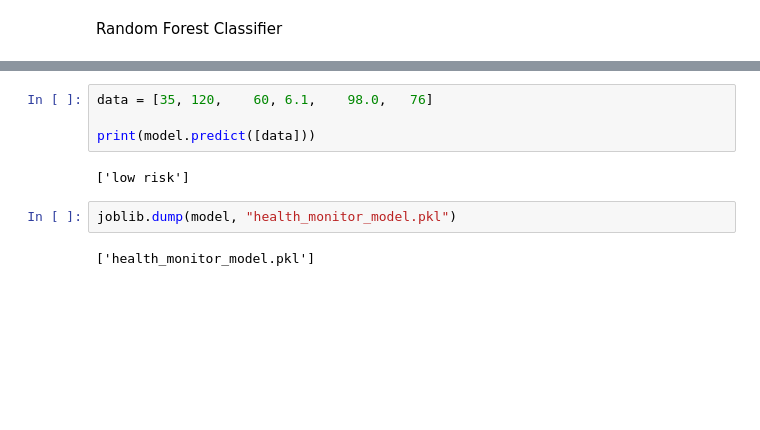
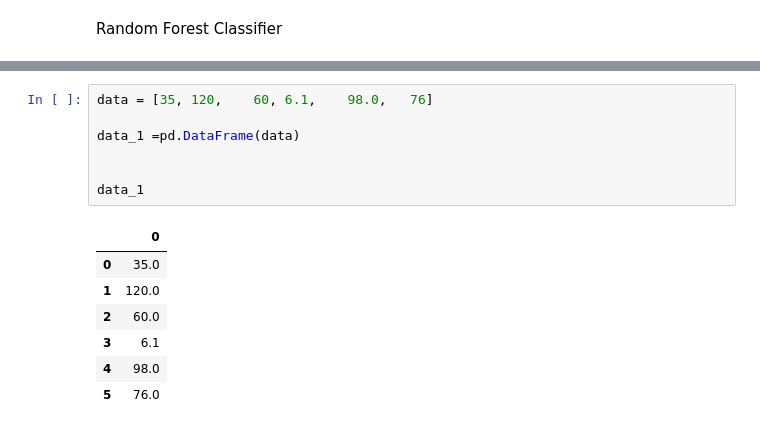
Before and after one commit to shyam007-srec/Sonar-Rock-vs-Mine-Prediction---Machine-Learning-Project, a Jupyter notebook: structural-health-monitoring-using-iot-and-ml.ipynb, the cells around one changed output, grey strips where cells are left out. Saved outputs shown, nothing was run; the diff lists cells and outputs as text; blank space fills up the shorter version.

Commit message:
Kaggle Notebook | Structural Health Monitoring using IoT and ML | Version 4

```diff
--- a/structural-health-monitoring-using-iot-and-ml.ipynb
+++ b/structural-health-monitoring-using-iot-and-ml.ipynb
@@ -156,10 +261,15 @@ weighted avg       0.83      0.82      0.83       120
 # %%
 data = [35,	120,	60,	6.1,	98.0,	76]
 
-print(model.predict([data]))
+data_1 =pd.DataFrame(data)
+
+
+data_1
 # %% [output]
-['low risk']
+|  | 0 |
+| 0 | 35.0 |
+| 1 | 120.0 |
+| 2 | 60.0 |
+| 3 | 6.1 |
+| 4 | 98.0 |
+| 5 | 76.0 |
-# %%
-joblib.dump(model, "health_monitor_model.pkl")
-# %% [output]
-['health_monitor_model.pkl']
```
Also changed, not shown: parts of 18 cells of this notebook.
